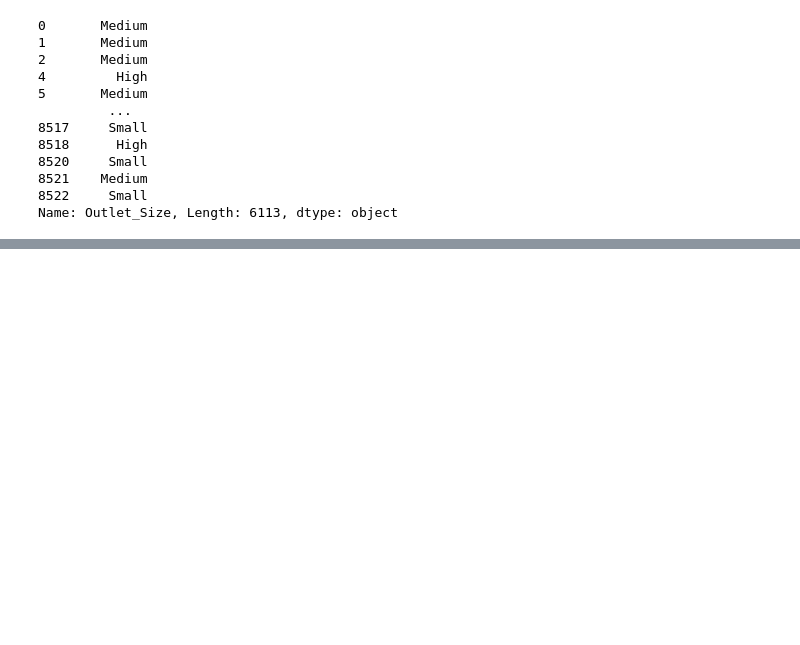
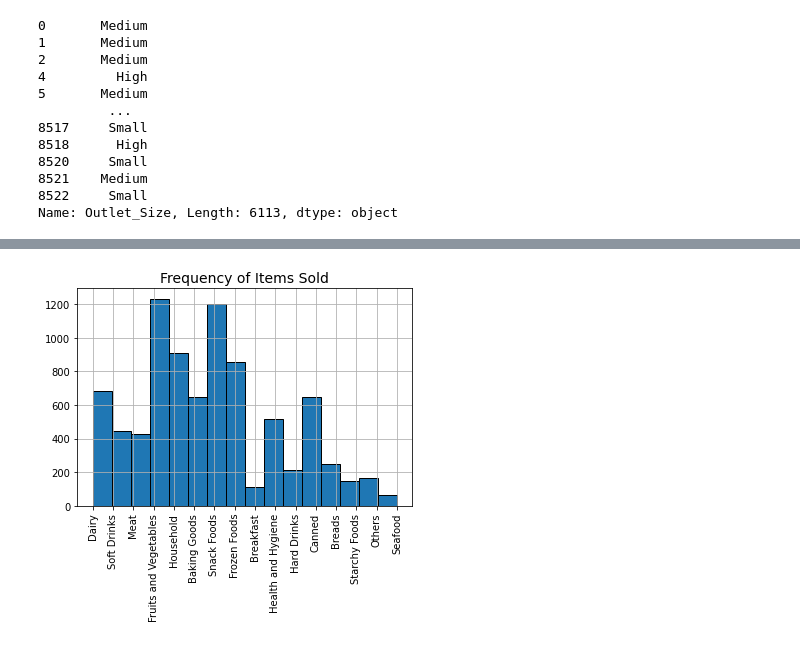
Before and after one commit to Andres-Cas/Food_Sales_Predictions, a Jupyter notebook: Sales_Prediction.ipynb, the cells around one changed output, grey strips where cells are left out. Cells and saved outputs as stored; diff of their text form; code cells hidden in the pictures; blank space fills up the shorter version.

```diff
--- a/Sales_Prediction.ipynb
+++ b/Sales_Prediction.ipynb
@@ -88,0 +260,6 @@ Name: Outlet_Size, Length: 6113, dtype: object
+# %%
+sales_df['Item_Type'].hist(bins = 16, edgecolor='black')
+plt.xticks(rotation = 90)
+plt.title('Frequency of Items Sold', fontsize = 14);
+# %% [output]
+[figure, added]
```
Also changed, not shown: parts of 20 cells of this notebook.
